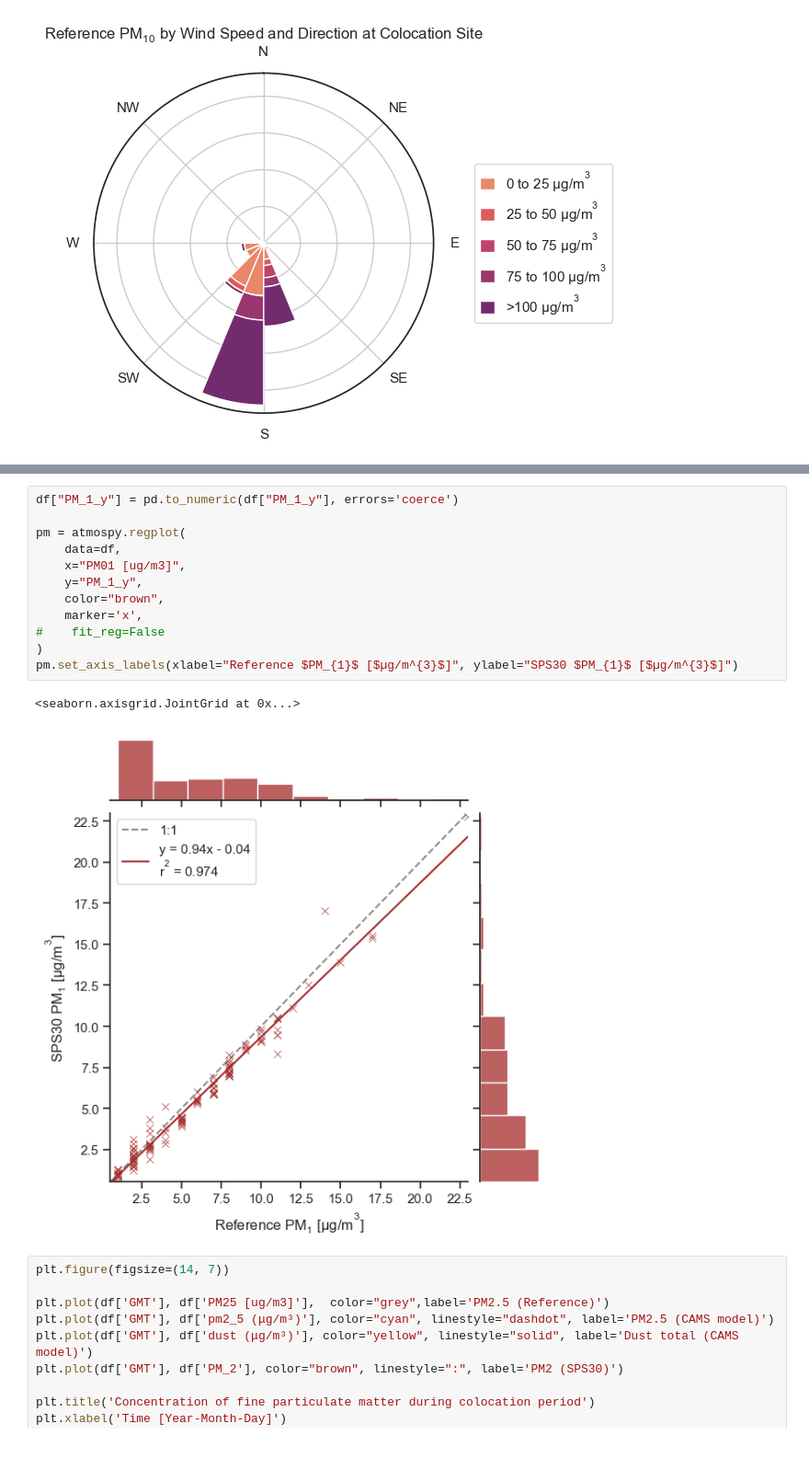
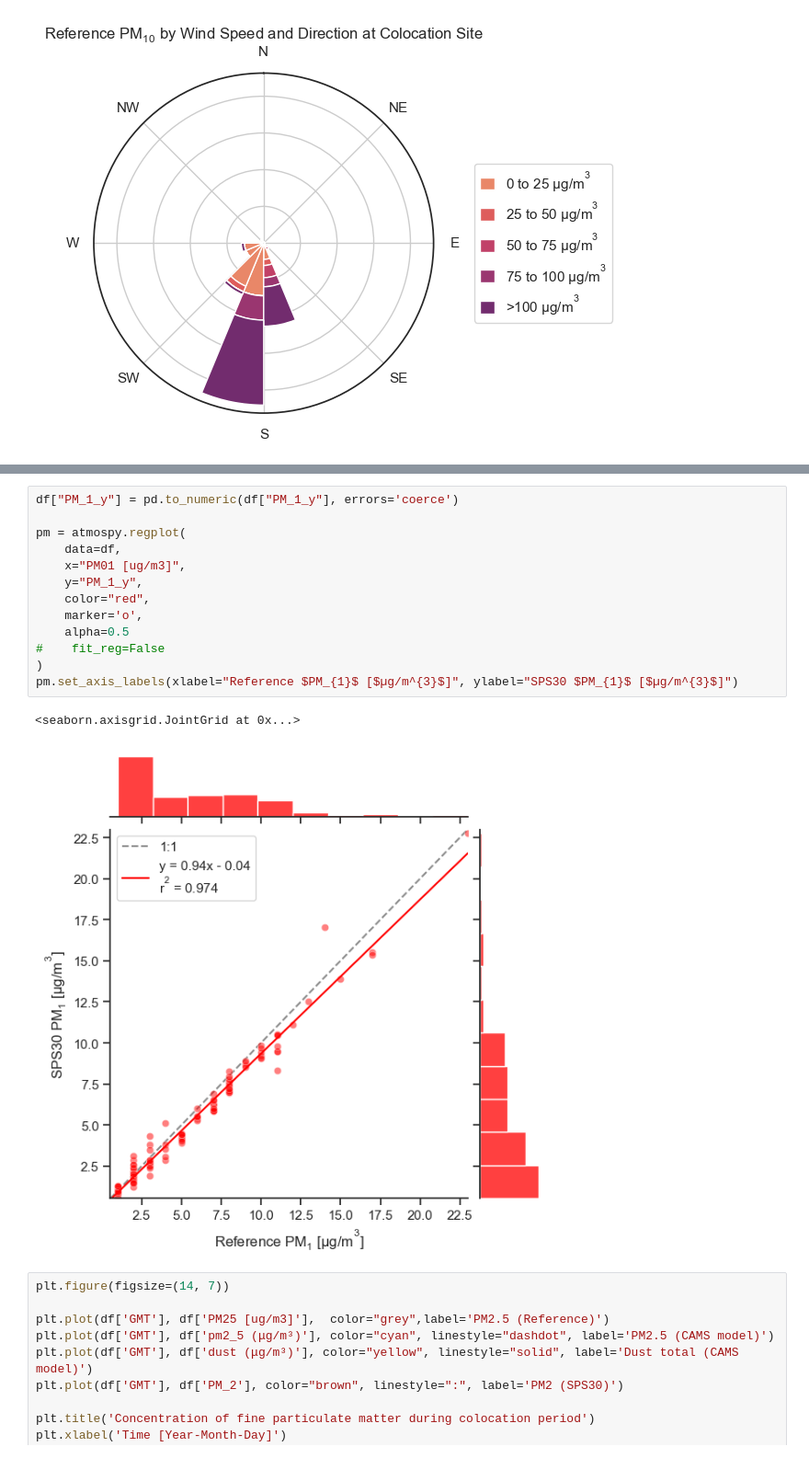
Before and after one commit to vn-hub/koloka, a Jupyter notebook: SmogMAR2024.ipynb, the cells around one changed output, grey strips where cells are left out. Shown at 92% size. Cells and saved outputs as stored; diff of their text form.

Commit message:
CO and PM plot alpha

```diff
--- a/SmogMAR2024.ipynb
+++ b/SmogMAR2024.ipynb
@@ -399,18 +401,19 @@ pm.set_axis_labels(xlabel="Reference $PM_{2.5}$ [$µg/m^{3}$]", ylabel="SPS30 $P
 # %%
 df["PM_1_y"] = pd.to_numeric(df["PM_1_y"], errors='coerce')
 
 pm = atmospy.regplot(
     data=df,
     x="PM01 [ug/m3]",
     y="PM_1_y",
-    color="brown",
-    marker='x',
+    color="red",
+    marker='o',
+    alpha=0.5
 #    fit_reg=False
 )
 pm.set_axis_labels(xlabel="Reference $PM_{1}$ [$µg/m^{3}$]", ylabel="SPS30 $PM_{1}$ [$µg/m^{3}$]")
 # %% [output]
 <seaborn.axisgrid.JointGrid at 0x...>
-[figure, old version]
+[figure, new version]
 # %%
 plt.figure(figsize=(14, 7))
 
```
Also changed, not shown: parts of 2 cells of this notebook, 2 other files.
